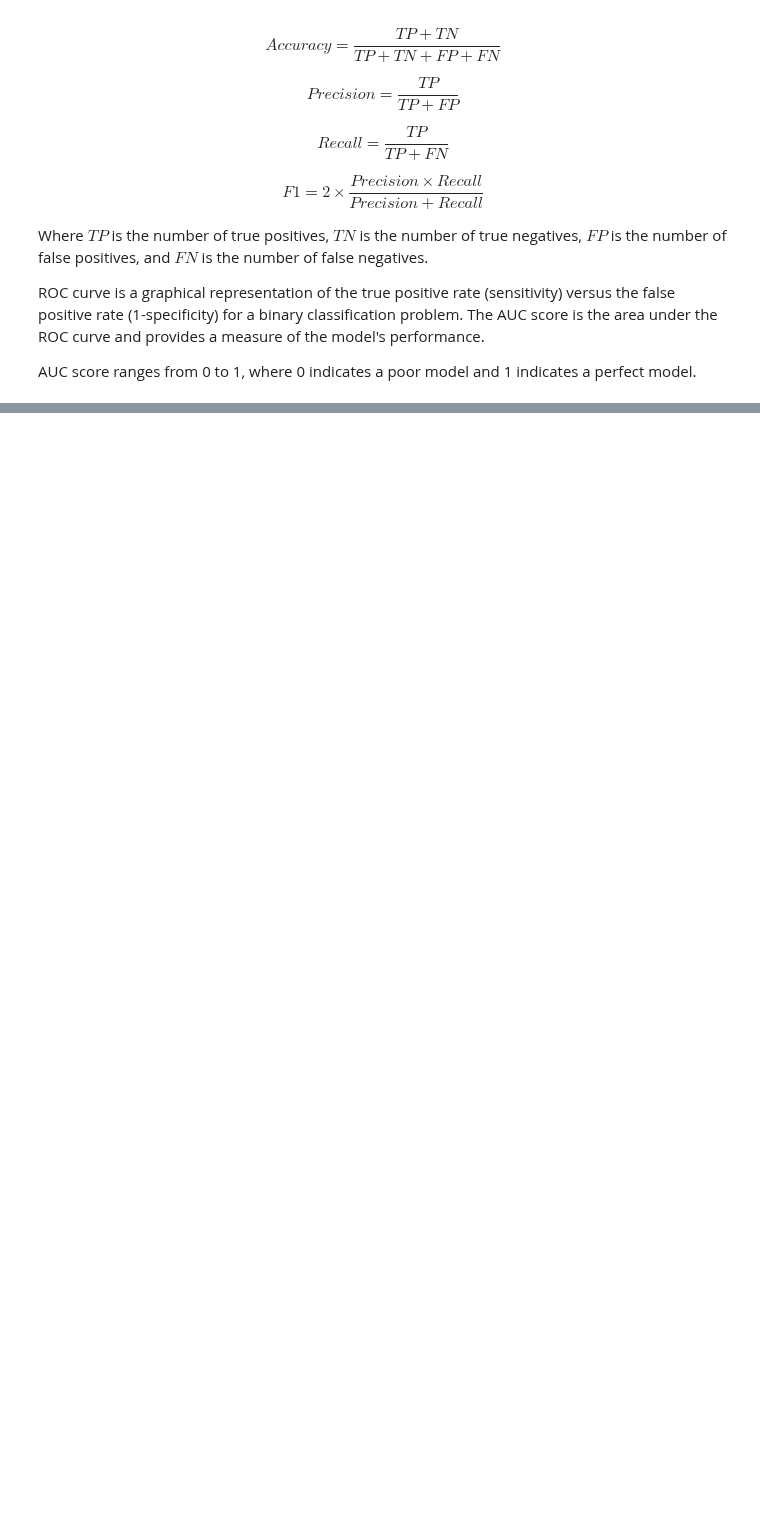
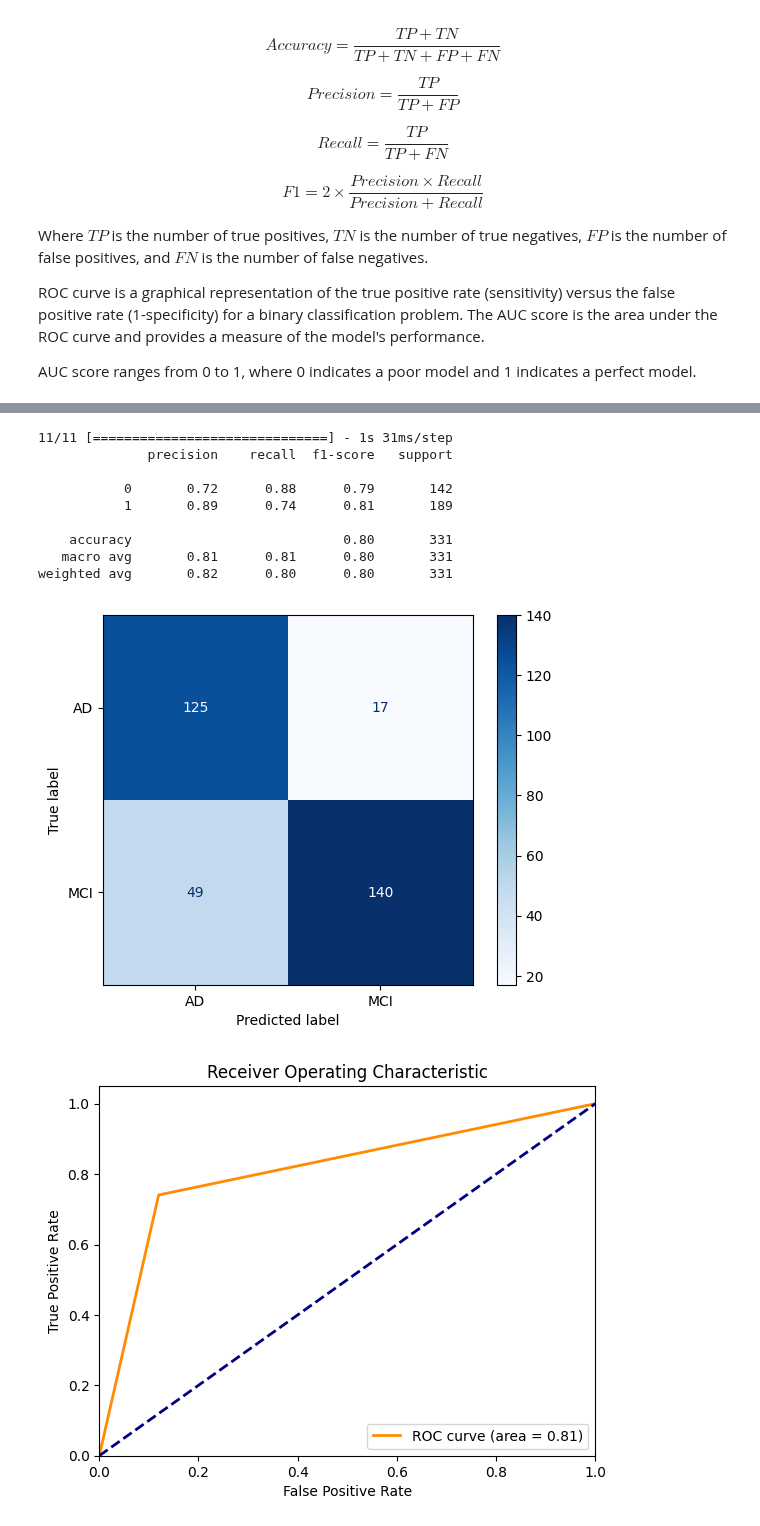
Before and after one commit to Shahriar-0/Neural-Networks-and-Deep-Learning-Course-Projects-S2024, a Jupyter notebook: HW2-ConvolutionalNeuralNetworks/src/AlzheimerClassifier.ipynb, the cells around one changed output, grey strips where cells are left out. Cells and saved outputs as stored; diff of their text form; code cells hidden in the pictures; blank space fills up the shorter version.

```diff
--- a/HW2-ConvolutionalNeuralNetworks/src/AlzheimerClassifier.ipynb
+++ b/HW2-ConvolutionalNeuralNetworks/src/AlzheimerClassifier.ipynb
@@ -1105,0 +674,14 @@ proposed_model_without_glorot_uniform_cnn.analyze(dataset.test_data, dataset.tes
+# %%
+analyze(testing_model_2, y_test_2_10_th)
+# %% [output]
+11/11 [==============================] - 1s 31ms/step
+              precision    recall  f1-score   support
+
+           0       0.72      0.88      0.79       142
+           1       0.89      0.74      0.81       189
+
+    accuracy                           0.80       331
+   macro avg       0.81      0.81      0.80       331
+weighted avg       0.82      0.80      0.80       331
+[figure, added]
+[figure, added]
```
Also changed, not shown: parts of 74 cells of this notebook.
